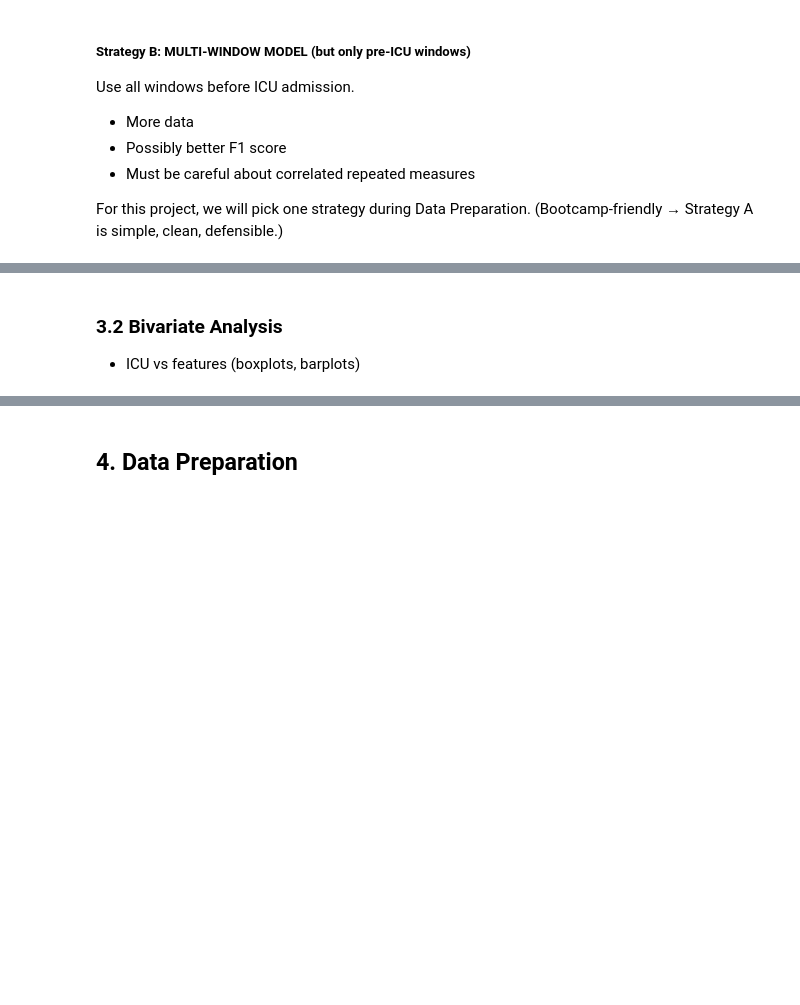
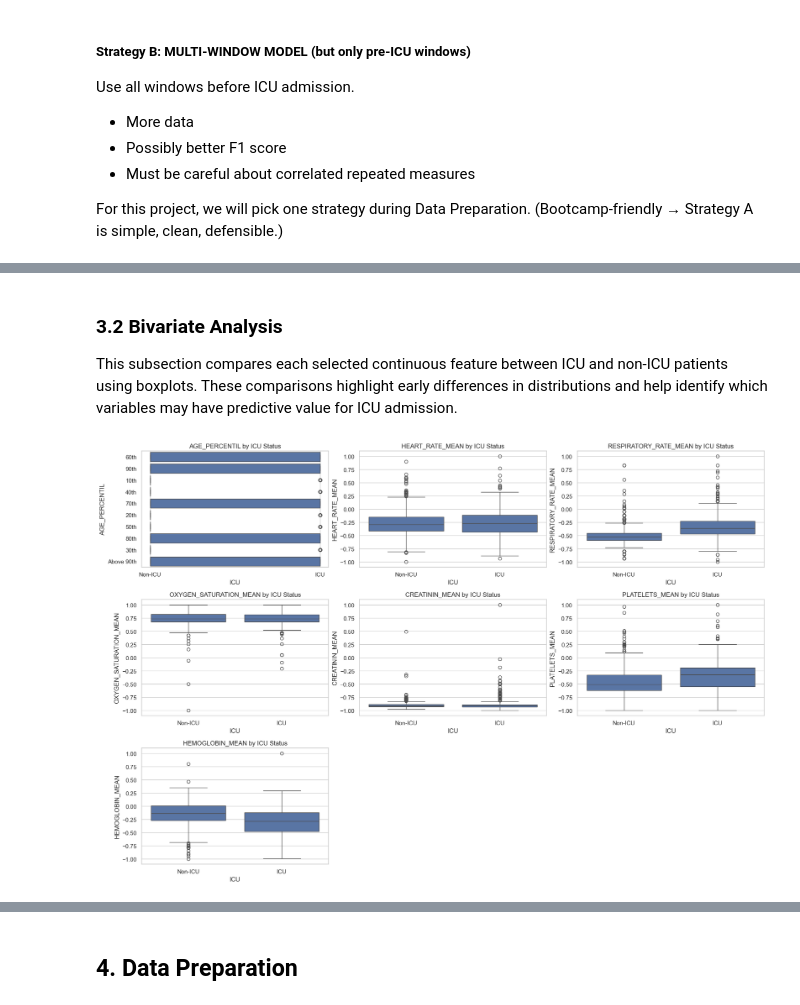
Before and after one commit to randel-bjorkquist/jupyter-notebooks-vscode, a Jupyter notebook: Project4_CapstoneProject_Analyzing_COVID19_Pandemic.ipynb, the cells around one changed output, grey strips where cells are left out. Drawn from its saved outputs; the diff is of its cells as text; code cells hidden in the pictures; blank space fills up the shorter version.

```diff
--- a/Project4_CapstoneProject_Analyzing_COVID19_Pandemic.ipynb
+++ b/Project4_CapstoneProject_Analyzing_COVID19_Pandemic.ipynb
@@ -251,5 +318,17 @@ For this project, we will pick one strategy during Data Preparation.
 # %% [markdown]
 ### 3.2 Bivariate Analysis
-- ICU vs features (boxplots, barplots)
+This subsection compares each selected continuous feature between ICU and non-ICU patients using boxplots. These comparisons highlight early differences in distributions and help identify which variables may have predictive value for ICU admission.
 # %%
-# placeholder ...
+# Compare selected features between ICU and non-ICU patients
+plt.figure(figsize=(18, 12))
+
+for i, col in enumerate(sample_features, 1):
+    plt.subplot(3, 3, i)
+    sns.boxplot(x='ICU', y=col, data=df)
+    plt.title(f"{col} by ICU Status")
+    plt.xticks([0, 1], ['Non-ICU', 'ICU'])
+
+plt.tight_layout()
+plt.show()
+# %% [output]
+[figure, added]
```
Also changed, not shown: parts of 45 cells of this notebook, 1 other file.
